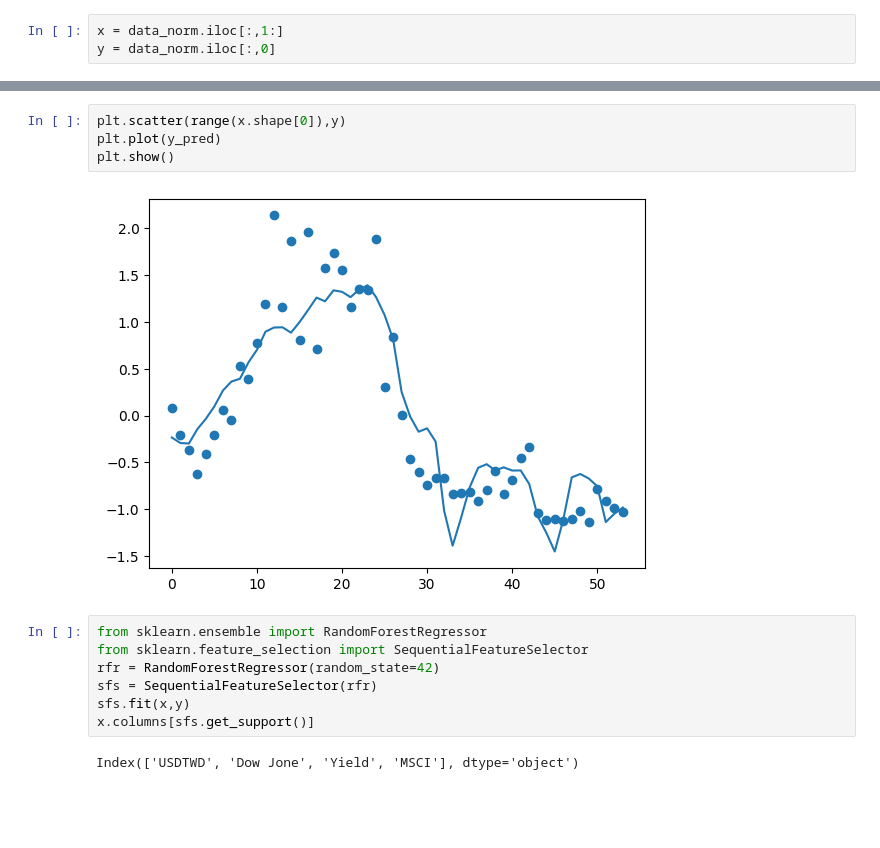
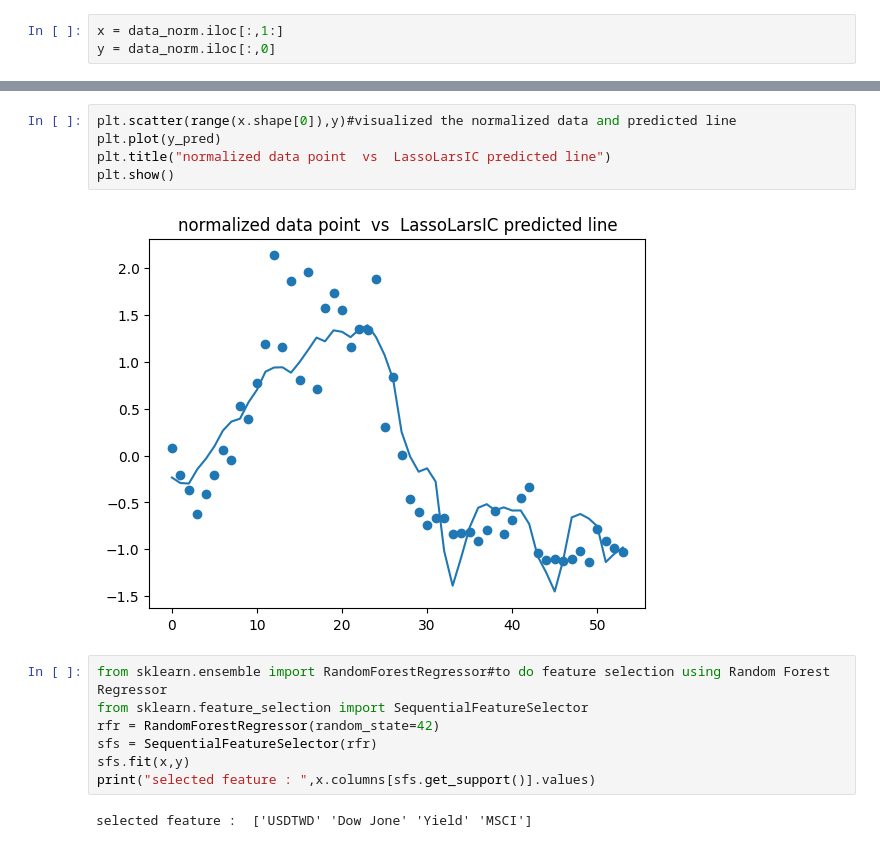
Before and after one commit to Suweihsiang/USDUL, a Jupyter notebook: analysis.ipynb, the cells around one changed output, grey strips where cells are left out. Drawn from its saved outputs; the diff is of its cells as text; blank space fills up the shorter version.

```diff
--- a/analysis.ipynb
+++ b/analysis.ipynb
@@ -341,18 +341,19 @@ MSE =  0.1554102545896947
 score =  0.8445897454103053
 [figure]
 # %%
-plt.scatter(range(x.shape[0]),y)
+plt.scatter(range(x.shape[0]),y)#visualized the normalized data and predicted line
 plt.plot(y_pred)
+plt.title("normalized data point  vs  LassoLarsIC predicted line")
 plt.show()
 # %% [output]
-[figure, old version]
+[figure, new version]
 # %%
-from sklearn.ensemble import RandomForestRegressor
+from sklearn.ensemble import RandomForestRegressor#to do feature selection using Random Forest Regressor
 from sklearn.feature_selection import SequentialFeatureSelector
 rfr = RandomForestRegressor(random_state=42)
 sfs = SequentialFeatureSelector(rfr)
 sfs.fit(x,y)
-x.columns[sfs.get_support()]
+print("selected feature : ",x.columns[sfs.get_support()].values)
 # %% [output]
-Index(['USDTWD', 'Dow Jone', 'Yield', 'MSCI'], dtype='object')
+selected feature :  ['USDTWD' 'Dow Jone' 'Yield' 'MSCI']
 # %%
```
Also changed, not shown: parts of 14 cells of this notebook.
